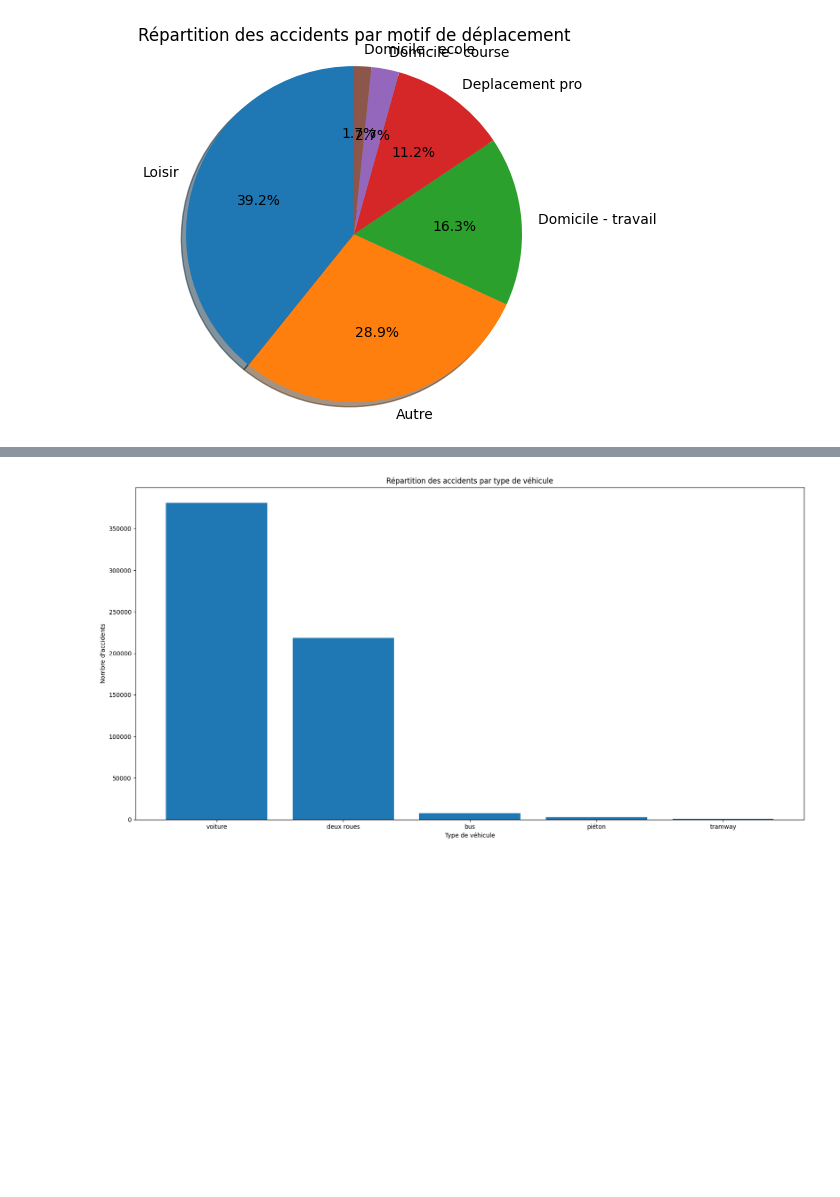
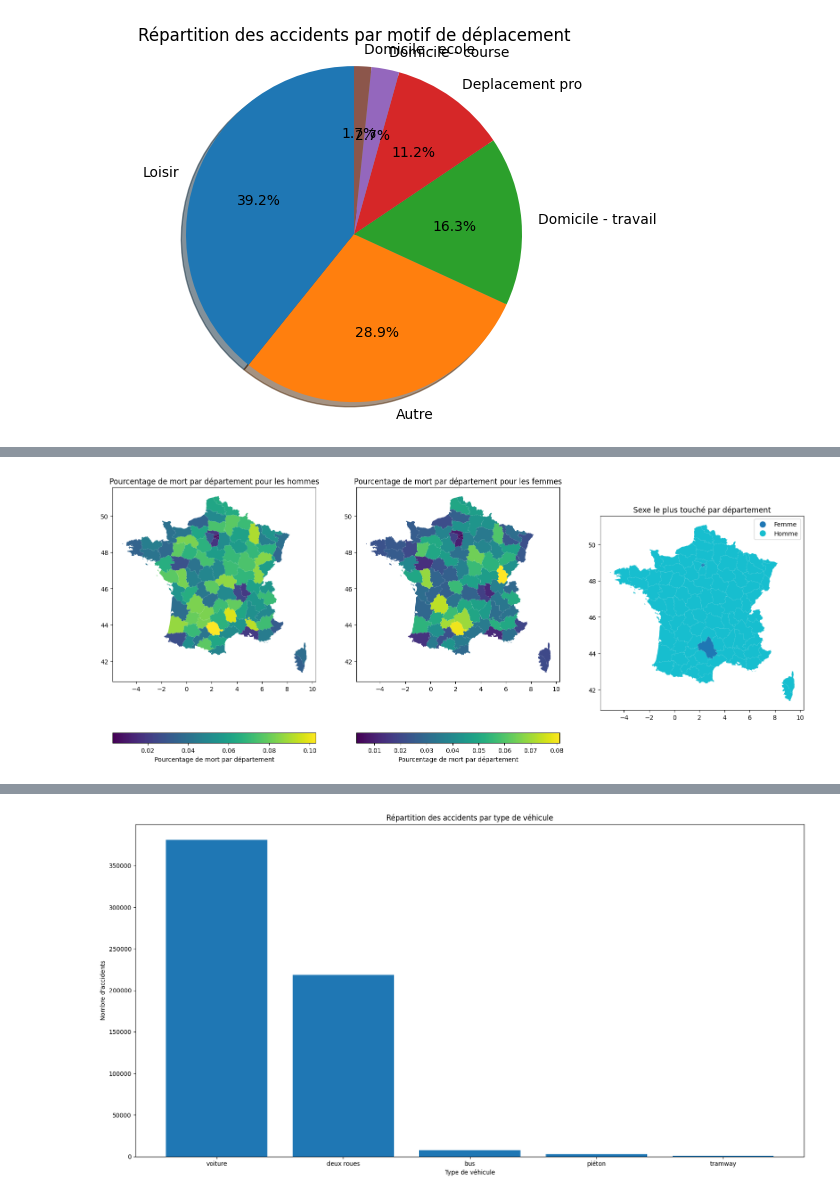
Before and after one commit to itasli/accidents-circulation-routiere, a Jupyter notebook: main.ipynb, the cells around one changed output, grey strips where cells are left out. Drawn from its saved outputs; the diff is of its cells as text; code cells hidden in the pictures; blank space fills up the shorter version.

```diff
--- a/main.ipynb
+++ b/main.ipynb
@@ -514 +510,59 @@ print(k)
 [(1, 55598), (2, 23249)]
+# %%
+# affichons le sexe des victimes les plus touché par departement
+sf = gpd.read_file('geojson/departements.geojson')
+
+
+usagers_implique = usagers.join(caracteristiques.filter(caracteristiques.gps == "M"), usagers.Num_Acc == caracteristiques.Num_Acc, 'inner').rdd
+
+# remplaçon les code pour les departements
+#usagers_implique = usagers_implique.map(lambda x: ((str(x[0]).zfill(2) if x.dep != 201 and x.dep != 202 else x.dep, 1)))*
+# lambda x: (("2A" is x.dep == 201 else "2B" if x.dep == 202 else str(x[0]).zfill(2), 1))
+
+# compter le nombre de mort homme et femme par departement
+k_hommes_mort = usagers_implique.filter(lambda x: x.sexe == 1).filter(lambda x: x.grav == 2).map(lambda x: (x.dep, 1)).reduceByKey(lambda x, y: x + y)
+k_hommes_mort = k_hommes_mort.map(lambda x: ("2A" if x[0] == 201 else "2B" if x[0] == 202 else x[0]//10, x[1])).map(lambda x: (str(x[0]).zfill(2) if isinstance(x[0], int) else x[0], x[1])).collectAsMap()
+
+k_femmes_mort = usagers_implique.filter(lambda x: x.sexe == 2).filter(lambda x: x.grav == 2).map(lambda x: (x.dep, 1)).reduceByKey(lambda x, y: x + y)
+k_femmes_mort =  k_femmes_mort.map(lambda x: ("2A" if x[0] == 201 else "2B" if x[0] == 202 else x[0]//10, x[1])).map(lambda x: (str(x[0]).zfill(2) if isinstance(x[0], int) else x[0], x[1])).collectAsMap()
+
+# compte le nombre de homme et femme par departement
+k_hommes_impliquee = usagers_implique.filter(lambda x: x.sexe == 1).map(lambda x: (x.dep, 1)).reduceByKey(lambda x, y: x + y)
+k_hommes_impliquee = k_hommes_impliquee.map(lambda x: ("2A" if x[0] == 201 else "2B" if x[0] == 202 else x[0]//10, x[1])).map(lambda x: (str(x[0]).zfill(2) if isinstance(x[0], int) else x[0], x[1])).collectAsMap()
+
+k_femmes_impliquee = usagers_implique.filter(lambda x: x.sexe == 2).map(lambda x: (x.dep, 1)).reduceByKey(lambda x, y: x + y)
+k_femmes_impliquee =  k_femmes_impliquee.map(lambda x: ("2A" if x[0] == 201 else "2B" if x[0] == 202 else x[0]//10, x[1])).map(lambda x: (str(x[0]).zfill(2) if isinstance(x[0], int) else x[0], x[1])).collectAsMap()
+
+# on ajoute les données au geojson
+sf['hommes_mort'] = sf['code'].map(k_hommes_mort)
+sf['femmes_mort'] = sf['code'].map(k_femmes_mort)
+sf['hommes_implique'] = sf['code'].map(k_hommes_impliquee)
+sf['femmes_implique'] = sf['code'].map(k_femmes_impliquee)
+
+# on calcule le pourcentage de mort par departement
+sf['pourcentage_mort_homme'] = sf['hommes_mort'] / sf['hommes_implique']
+sf['pourcentage_mort_femme'] = sf['femmes_mort'] / sf['femmes_implique']
+
+# on affiche pour chaque departement le sexe le plus touché
+sf['sexe_mort'] = sf.apply(lambda x: "Homme" if x['pourcentage_mort_homme'] > x['pourcentage_mort_femme'] else "Femme", axis=1)
+
+
+# on plot 3 graphique, les departements ou les hommes sont les plus touchés, les departements ou les femmes sont les plus touchés et les departements les plus touché suivant le sexe
+fig, ax = plt.subplots(1, 3, figsize=(20, 10))
+
+# on plot les taux de mortalité hommes par departement
+sf.plot(column='pourcentage_mort_homme', ax=ax[0], legend=True, legend_kwds={'label': "Pourcentage de mort par département", 'orientation': "horizontal"})
+ax[0].set_title("Pourcentage de mort par département pour les hommes")
+
+# on plot les taux de mortalité femmes par departement
+sf.plot(column='pourcentage_mort_femme', ax=ax[1], legend=True, legend_kwds={'label': "Pourcentage de mort par département", 'orientation': "horizontal"})
+ax[1].set_title("Pourcentage de mort par département pour les femmes")
+
+# on plot le sexe le plus touché par departement
+sf.plot(column='sexe_mort', ax=ax[2], legend=True)
+ax[2].set_title("Sexe le plus touché par département")
+
+plt.show()
+sf.head(10)
+# %% [output]
+[figure, added]
```
Also changed, not shown: parts of 5 cells of this notebook, 1 other file.
